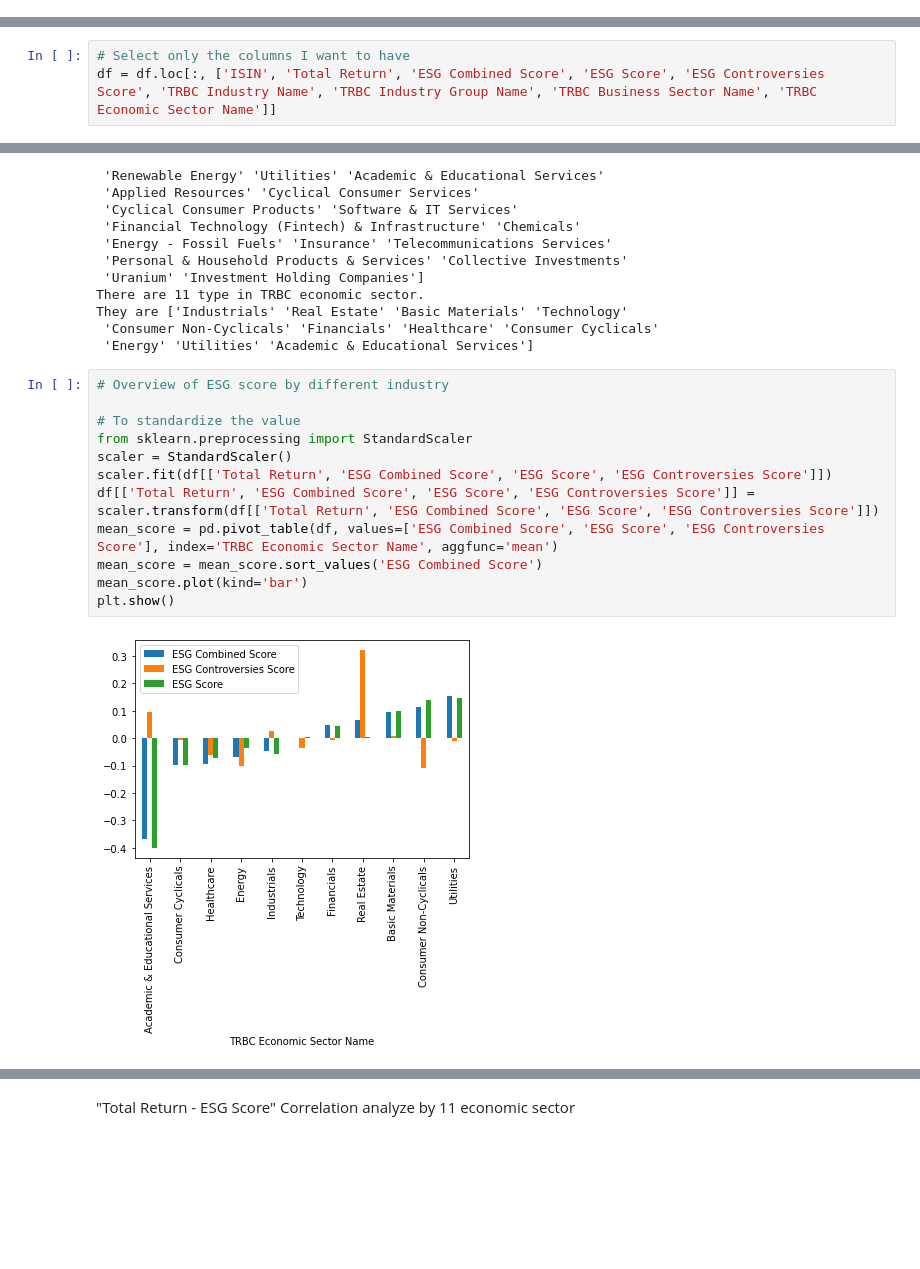
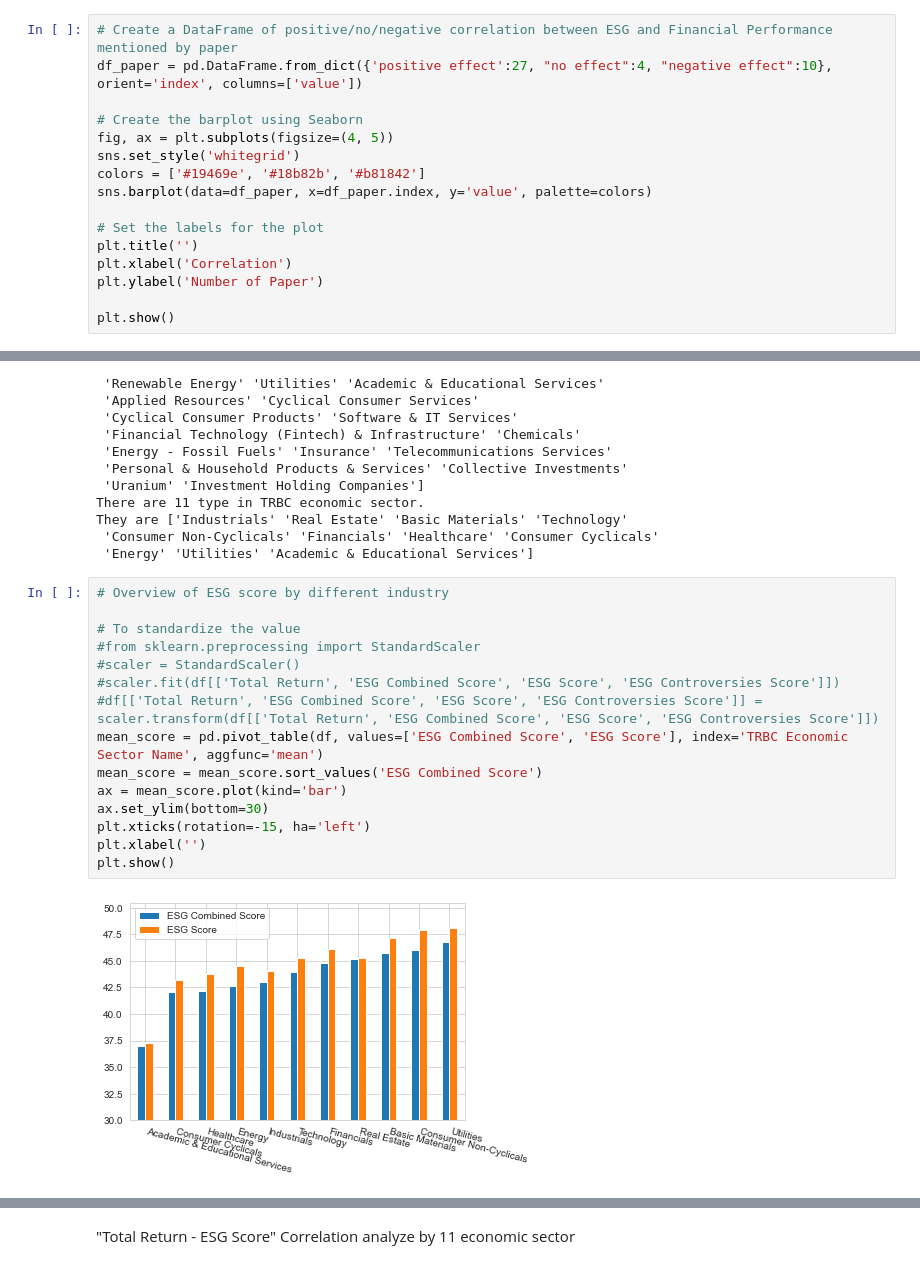
Before and after one commit to nilsmart96/ESG-and-Financial-Performance, a Jupyter notebook: 2) Analysis/Sector_jerome.ipynb, the cells around one changed output, grey strips where cells are left out. Saved outputs shown, nothing was run; the diff lists cells and outputs as text; blank space fills up the shorter version.

```diff
--- a/2) Analysis/Sector_jerome.ipynb
+++ b/2) Analysis/Sector_jerome.ipynb
@@ -3,0 +5,16 @@ import matplotlib.pyplot as plt
+# %%
+# Create a DataFrame of positive/no/negative correlation between ESG and Financial Performance mentioned by paper
+df_paper = pd.DataFrame.from_dict({'positive effect':27, "no effect":4, "negative effect":10}, orient='index', columns=['value'])
+
+# Create the barplot using Seaborn
+fig, ax = plt.subplots(figsize=(4, 5))
+sns.set_style('whitegrid')
+colors = ['#19469e', '#18b82b', '#b81842']
+sns.barplot(data=df_paper, x=df_paper.index, y='value', palette=colors)
+
+# Set the labels for the plot
+plt.title('')
+plt.xlabel('Correlation')
+plt.ylabel('Number of Paper')
+
+plt.show()
@@ -15,9 +34,6 @@ df.head()
 | 3 | 5 | DK0010244508 | 2005 | 45.463359 | 16.395483 | 16.395483 | 100.0 | ... |
 | 4 | 6 | DK0010244508 | 2006 | -17.550102 | 18.732474 | 18.732474 | 60.0 | ... |
 5 rows × 22 columns
-# %%
-# Select only the columns I want to have
-df = df.loc[:, ['ISIN', 'Total Return', 'ESG Combined Score', 'ESG Score', 'ESG Controversies Score', 'TRBC Industry Name', 'TRBC Industry Group Name', 'TRBC Business Sector Name', 'TRBC Economic Sector Name']]
 # %%
 # Get a lists of 4 TRBC features we want to use and know the attribute of them
 unique_values_industry_name = df['TRBC Industry Name'].unique()
@@ -57,17 +73,20 @@ They are ['Industrials' 'Real Estate' 'Basic Materials' 'Technology'
 # %%
 # Overview of ESG score by different industry
 
 # To standardize the value
-from sklearn.preprocessing import StandardScaler
-scaler = StandardScaler()
-scaler.fit(df[['Total Return', 'ESG Combined Score', 'ESG Score', 'ESG Controversies Score']])
-df[['Total Return', 'ESG Combined Score', 'ESG Score', 'ESG Controversies Score']] = scaler.transform(df[['Total Return', 'ESG Combined Score', 'ESG Score', 'ESG Controversies Score']])
-mean_score = pd.pivot_table(df, values=['ESG Combined Score', 'ESG Score', 'ESG Controversies Score'], index='TRBC Economic Sector Name', aggfunc='mean')
+#from sklearn.preprocessing import StandardScaler
+#scaler = StandardScaler()
+#scaler.fit(df[['Total Return', 'ESG Combined Score', 'ESG Score', 'ESG Controversies Score']])
+#df[['Total Return', 'ESG Combined Score', 'ESG Score', 'ESG Controversies Score']] = scaler.transform(df[['Total Return', 'ESG Combined Score', 'ESG Score', 'ESG Controversies Score']])
+mean_score = pd.pivot_table(df, values=['ESG Combined Score', 'ESG Score'], index='TRBC Economic Sector Name', aggfunc='mean')
 mean_score = mean_score.sort_values('ESG Combined Score')
-mean_score.plot(kind='bar')
+ax = mean_score.plot(kind='bar')
+ax.set_ylim(bottom=30)
+plt.xticks(rotation=-15, ha='left')
+plt.xlabel('')
 plt.show()
 # %% [output]
-[figure, old version]
+[figure, new version]
 # %%
 # Overview of Total Return by different industry
 mean_score2 = pd.pivot_table(df, values=['Total Return'], index='TRBC Economic Sector Name', aggfunc='mean')
```
Also changed, not shown: parts of 11 cells of this notebook.
